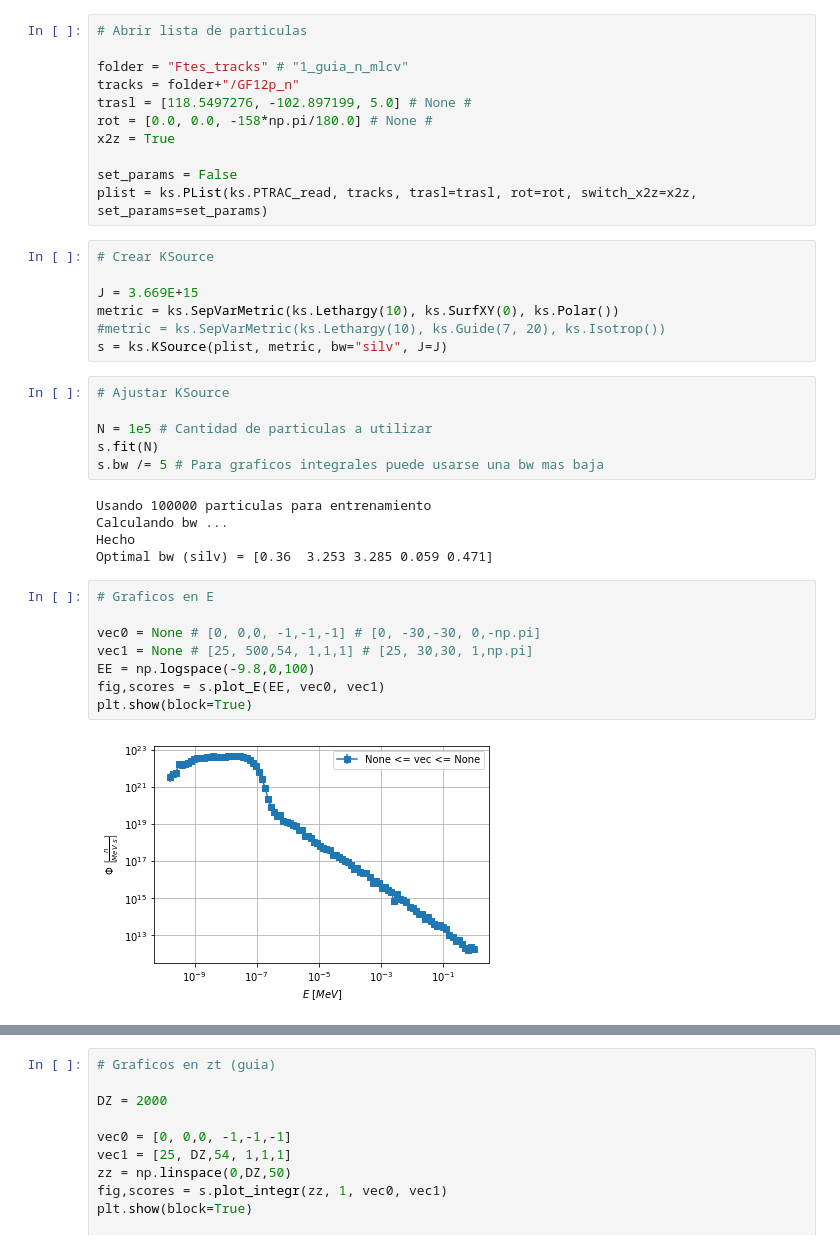
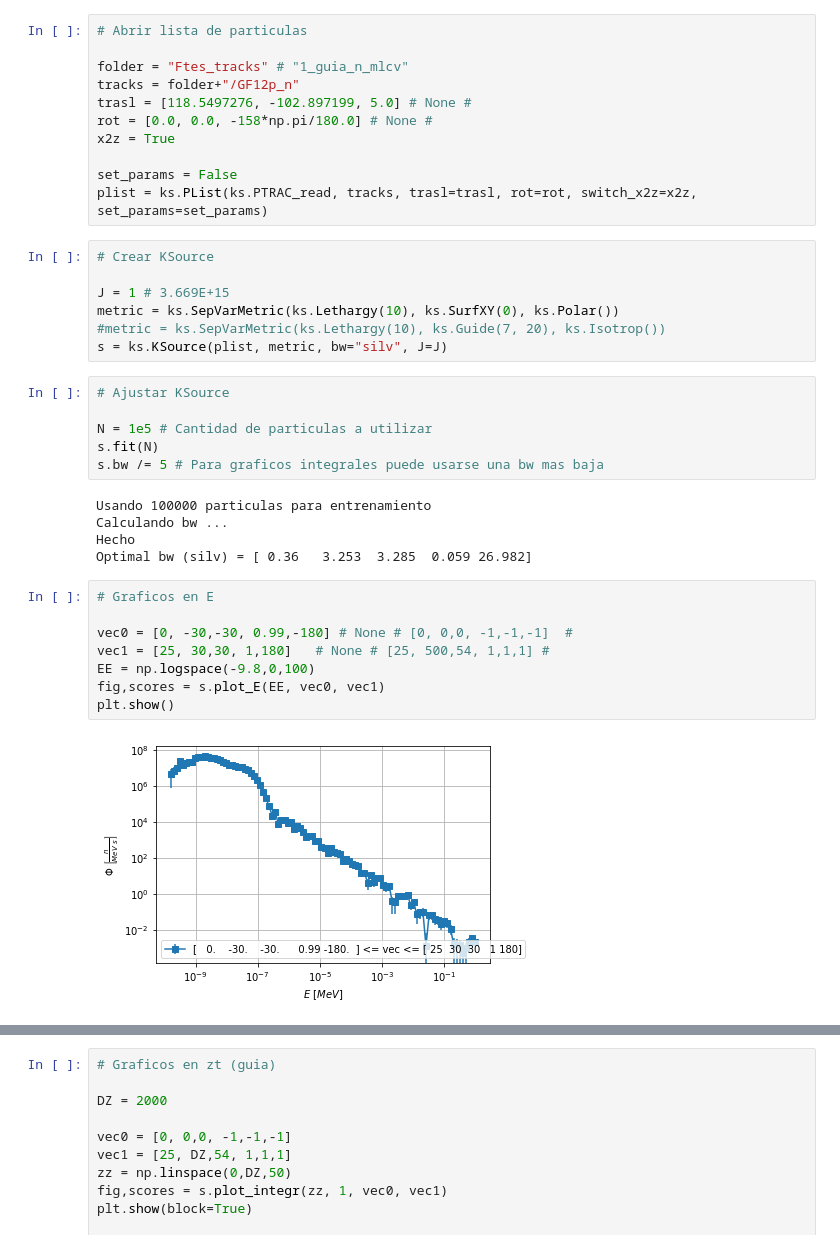
Before and after one commit to KDSource/KDSource, a Jupyter notebook: Auxiliares/plot.ipynb, the cells around one changed output, grey strips where cells are left out. Drawn from its saved outputs; the diff is of its cells as text.

```diff
--- a/Auxiliares/plot.ipynb
+++ b/Auxiliares/plot.ipynb
@@ -23,7 +23,7 @@ plist = ks.PList(ks.PTRAC_read, tracks, trasl=trasl, rot=rot, switch_x2z=x2z, se
 # %%
 # Crear KSource
 
-J = 3.669E+15
+J = 1 # 3.669E+15
 metric = ks.SepVarMetric(ks.Lethargy(10), ks.SurfXY(0), ks.Polar())
 #metric = ks.SepVarMetric(ks.Lethargy(10), ks.Guide(7, 20), ks.Isotrop())
 s = ks.KSource(plist, metric, bw="silv", J=J)
@@ -37,17 +37,17 @@ s.bw /= 5 # Para graficos integrales puede usarse una bw mas baja
 Usando 100000 particulas para entrenamiento
 Calculando bw ...
 Hecho
-Optimal bw (silv) = [0.36  3.253 3.285 0.059 0.471]
+Optimal bw (silv) = [ 0.36   3.253  3.285  0.059 26.982]
 # %%
 # Graficos en E
 
-vec0 = None # [0, 0,0, -1,-1,-1] # [0, -30,-30, 0,-np.pi]
-vec1 = None # [25, 500,54, 1,1,1] # [25, 30,30, 1,np.pi]
+vec0 = [0, -30,-30, 0.99,-180] # None # [0, 0,0, -1,-1,-1]  #
+vec1 = [25, 30,30, 1,180]   # None # [25, 500,54, 1,1,1] #
 EE = np.logspace(-9.8,0,100)
 fig,scores = s.plot_E(EE, vec0, vec1)
-plt.show(block=True)
+plt.show()
 # %% [output]
-[figure, old version]
+[figure, new version]
 # %%
 # Graficos en xy
 
```
Also changed, not shown: parts of 2 cells of this notebook, 4 other files.
